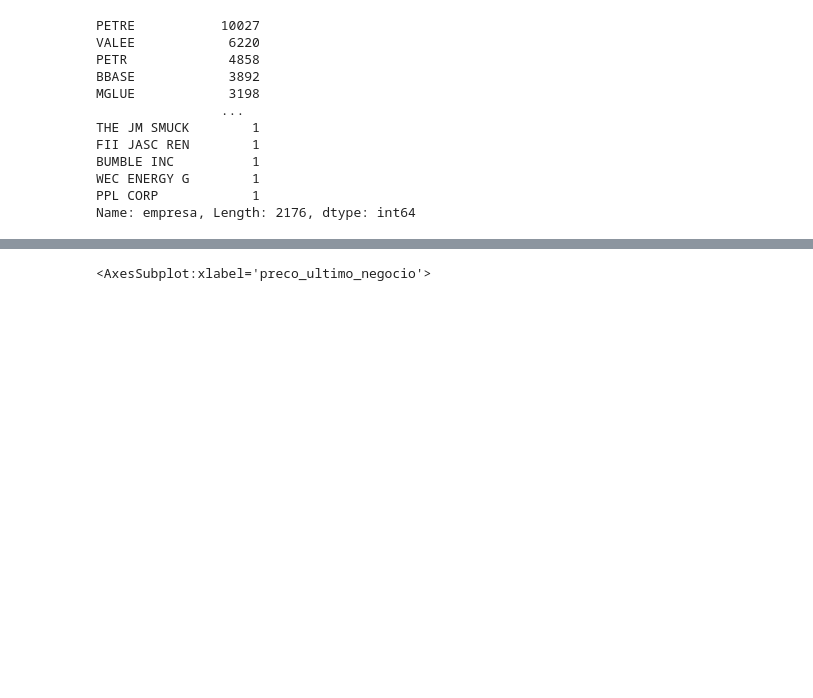
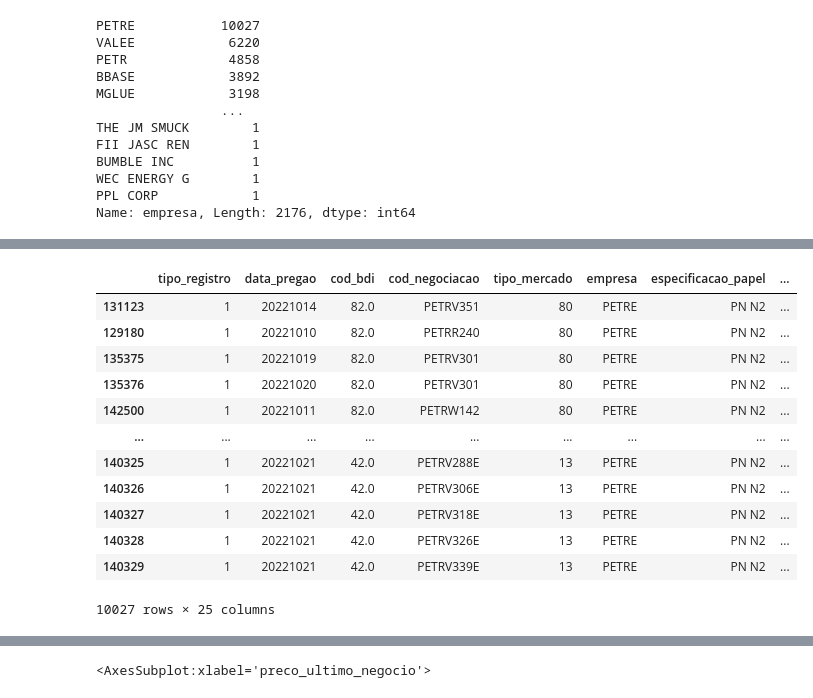
Before and after one commit to data-science-ci/actions-price-analysis, a Jupyter notebook: bovespa.ipynb, the cells around one changed output, grey strips where cells are left out. Drawn from its saved outputs; the diff is of its cells as text; code cells hidden in the pictures; blank space fills up the shorter version.

Commit message:
with sorted values

```diff
--- a/bovespa.ipynb
+++ b/bovespa.ipynb
@@ -115,0 +116,18 @@ empresa_1
+# %%
+sorted_e1 = empresa_1.sort_values(by=["preco_ultimo_negocio"], ascending=True)
+# %%
+sorted_e1
+# %% [output]
+|  | tipo_registro | data_pregao | cod_bdi | cod_negociacao | tipo_mercado | empresa | especificacao_papel | ... |
+| 131123 | 1 | 20221014 | 82.0 | PETRV351 | 80 | PETRE | PN N2 | ... |
+| 129180 | 1 | 20221010 | 82.0 | PETRR240 | 80 | PETRE | PN N2 | ... |
+| 135375 | 1 | 20221019 | 82.0 | PETRV301 | 80 | PETRE | PN N2 | ... |
+| 135376 | 1 | 20221020 | 82.0 | PETRV301 | 80 | PETRE | PN N2 | ... |
+| 142500 | 1 | 20221011 | 82.0 | PETRW142 | 80 | PETRE | PN N2 | ... |
+| ... | ... | ... | ... | ... | ... | ... | ... | ... |
+| 140325 | 1 | 20221021 | 42.0 | PETRV288E | 13 | PETRE | PN N2 | ... |
+| 140326 | 1 | 20221021 | 42.0 | PETRV306E | 13 | PETRE | PN N2 | ... |
+| 140327 | 1 | 20221021 | 42.0 | PETRV318E | 13 | PETRE | PN N2 | ... |
+| 140328 | 1 | 20221021 | 42.0 | PETRV326E | 13 | PETRE | PN N2 | ... |
+| 140329 | 1 | 20221021 | 42.0 | PETRV339E | 13 | PETRE | PN N2 | ... |
+10027 rows × 25 columns
```
Also changed, not shown: parts of 17 cells of this notebook.
